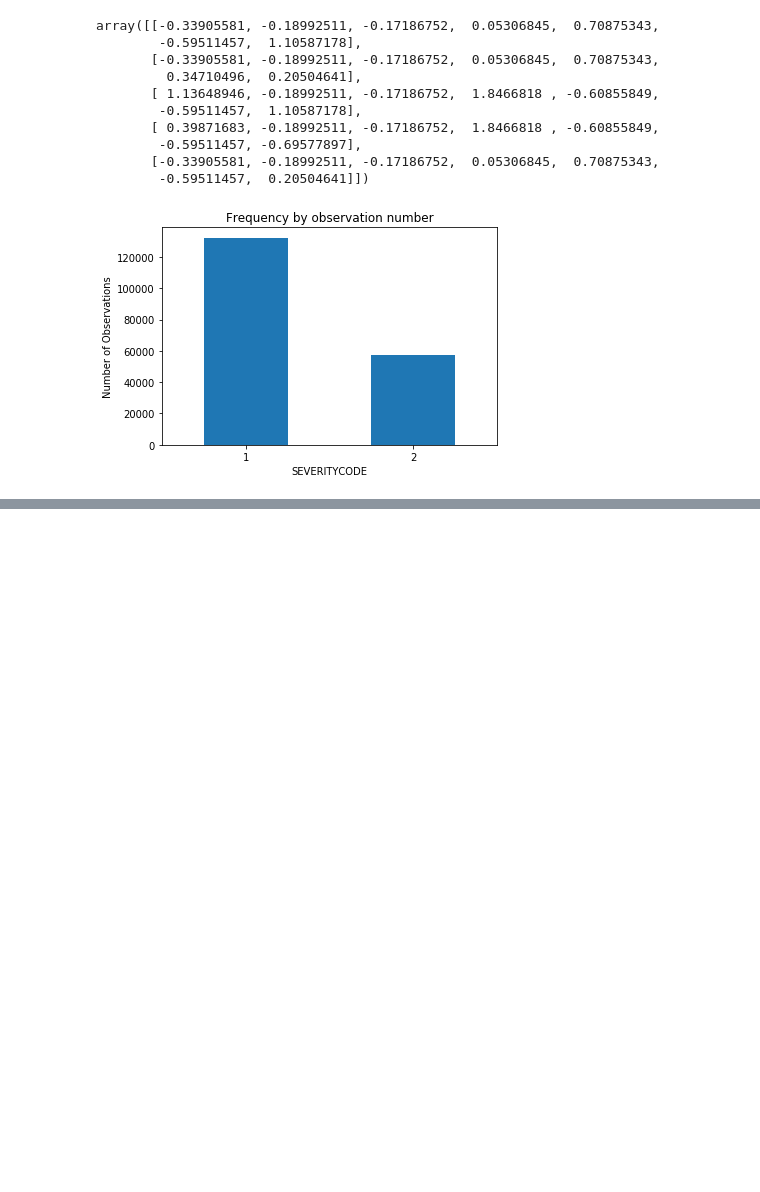
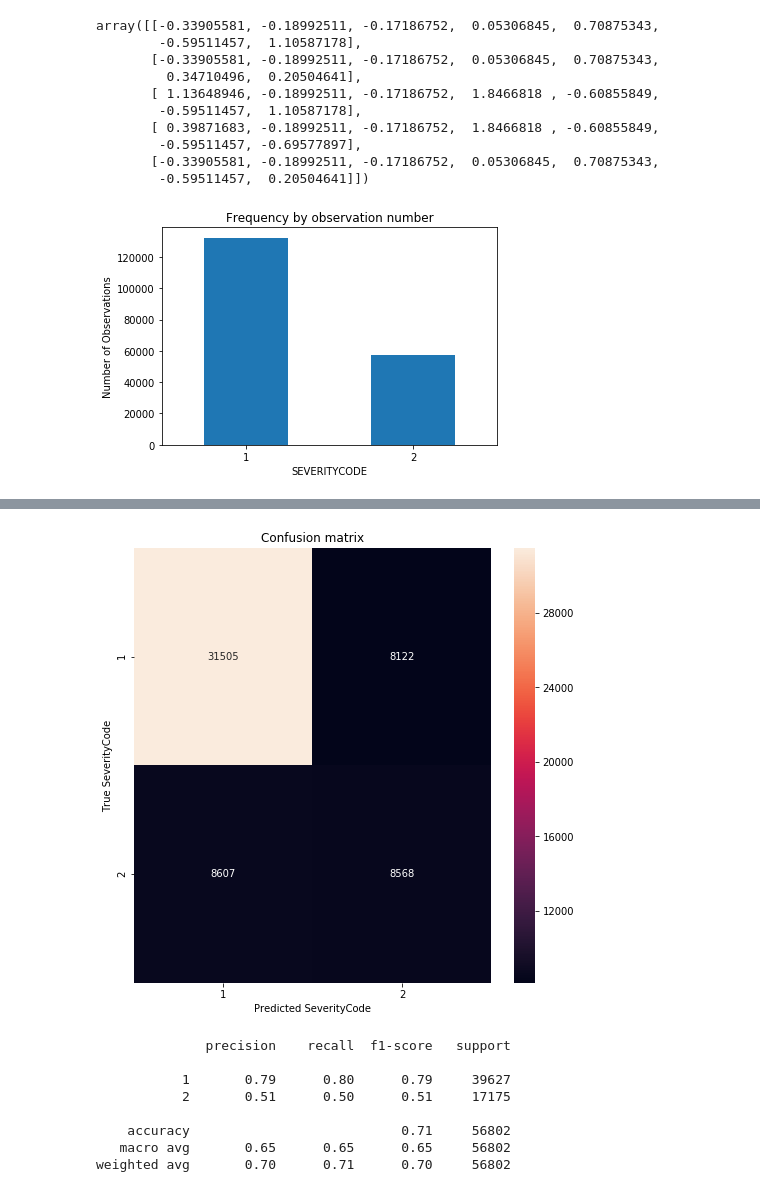
Before and after one commit to leaenbinario/Coursera_Capstone, a Jupyter notebook: Coursera_Capstone.ipynb, the cells around one changed output, grey strips where cells are left out. Saved outputs shown, nothing was run; the diff lists cells and outputs as text; code cells hidden in the pictures; blank space fills up the shorter version.

```diff
--- a/Coursera_Capstone.ipynb
+++ b/Coursera_Capstone.ipynb
@@ -250,0 +240,21 @@ weighted avg       0.71      0.71      0.71     56802
+# %%
+#Now, we probe with subsampling the major class (severitycode=1)
+#function
+def run_model_nr(X_train, X_test, y_train, y_test):
+    undersample_nr = NearMiss(version=2, n_neighbors=3)
+    undersample_nr.fit(X_train, y_train)
+    return undersample_nr
+
+model_nr = run_model_nr(X_train, X_test, y_train, y_test)
+pred_y = model.predict(X_test)
+mostrar_resultados(y_test, pred_y)
+# %% [output]
+[figure, added]
+              precision    recall  f1-score   support
+
+           1       0.79      0.80      0.79     39627
+           2       0.51      0.50      0.51     17175
+
+    accuracy                           0.71     56802
+   macro avg       0.65      0.65      0.65     56802
+weighted avg       0.70      0.71      0.70     56802
```
Also changed, not shown: parts of 8 cells of this notebook.
